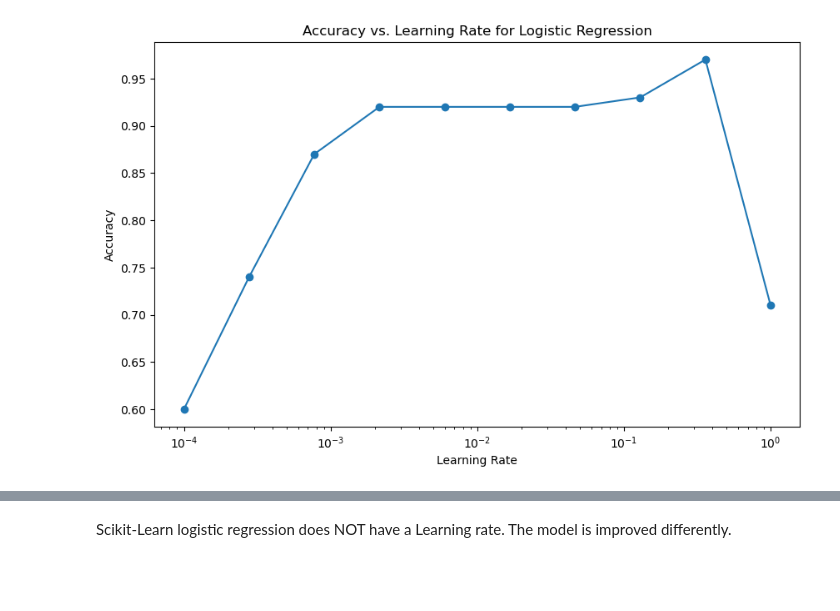
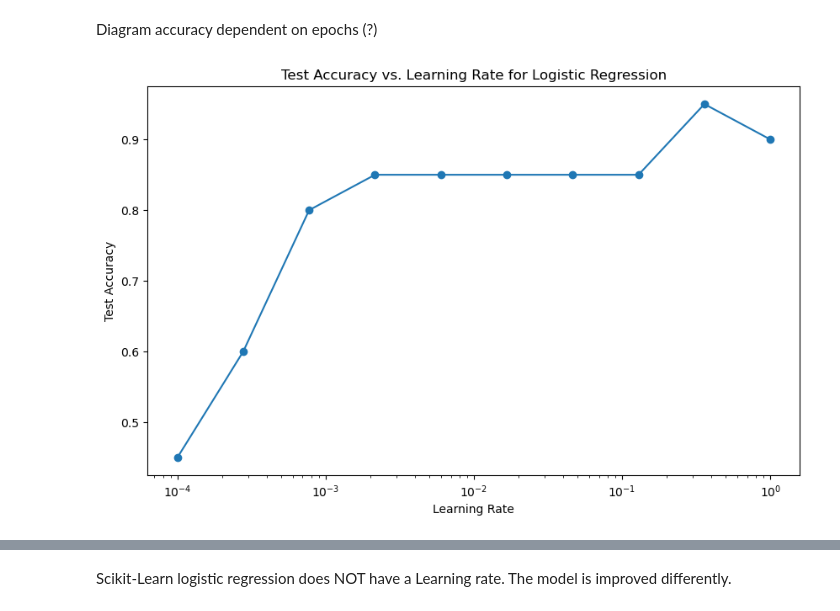
Before and after one commit to sphia-g/ML24UiO, a Jupyter notebook: Project2/logistic_regression.ipynb, the cells around one changed output, grey strips where cells are left out. Saved outputs shown, nothing was run; the diff lists cells and outputs as text; code cells hidden in the pictures; blank space fills up the shorter version.

Commit message:
Logistic regression

```diff
--- a/Project2/logistic_regression.ipynb
+++ b/Project2/logistic_regression.ipynb
@@ -160,32 +134,38 @@ Accuracy of the logistic regression model: 93.00%
+# %% [markdown]
+Diagram accuracy dependent on epochs (?)
 # %%
 ### Plot Accuracy against Learning rate ###
-
-# Define a range of learning rates to test
+#
+# # Define a range of learning rates to test
 learning_rates = np.logspace(-4, 0, 10)  # from 0.0001 to 1
 accuracies = []
 
-# Loop through learning rates, train the model, and calculate accuracy
+# Loop through learning rates, train the model, and calculate test accuracy
 for lr in learning_rates:
-    initial_beta = np.zeros(X.shape[1])
-    beta_gd = stochastic_gradient_descent(
-        X, y, initial_beta,
+    initial_beta = np.zeros(X_train.shape[1])
+
+    # Train on training set
+    beta_gd = gd.stochastic_gradient_descent(
+        X_train, y_train, initial_beta,
         learning_rate=lr,
         n_iterations=n_iterations,
         model=logistic_gradient,
         batch_size=batch_size,
         lmbda=lmbda
     )
-    y_pred = predict(X, beta_gd)
-    accuracy = calculate_accuracy(y, y_pred)
-    accuracies.append(accuracy)
 
-# Plot accuracy against learning rates
+    # Predict and evaluate accuracy on the test set
+    y_pred_test = predict(X_test, beta_gd)
+    test_accuracy = calculate_accuracy(y_test, y_pred_test)
+    accuracies.append(test_accuracy)
+
+# Plot test accuracy against learning rates
 plt.figure(figsize=(10, 6))
 plt.plot(learning_rates, accuracies, marker='o')
 plt.xscale('log')
 plt.xlabel('Learning Rate')
-plt.ylabel('Accuracy')
-plt.title('Accuracy vs. Learning Rate for Logistic Regression')
+plt.ylabel('Test Accuracy')
+plt.title('Test Accuracy vs. Learning Rate for Logistic Regression')
 plt.show()
 # %% [output]
-[figure, old version]
+[figure, new version]
```
Also changed, not shown: parts of 6 cells of this notebook, 3 other files.
